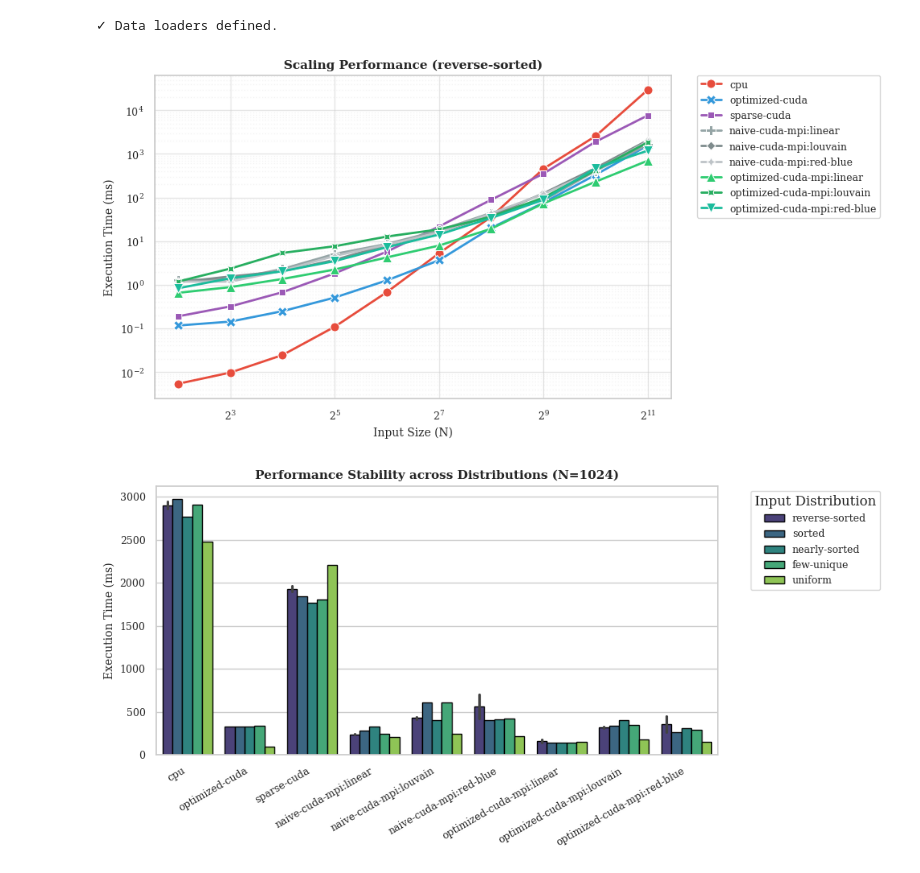
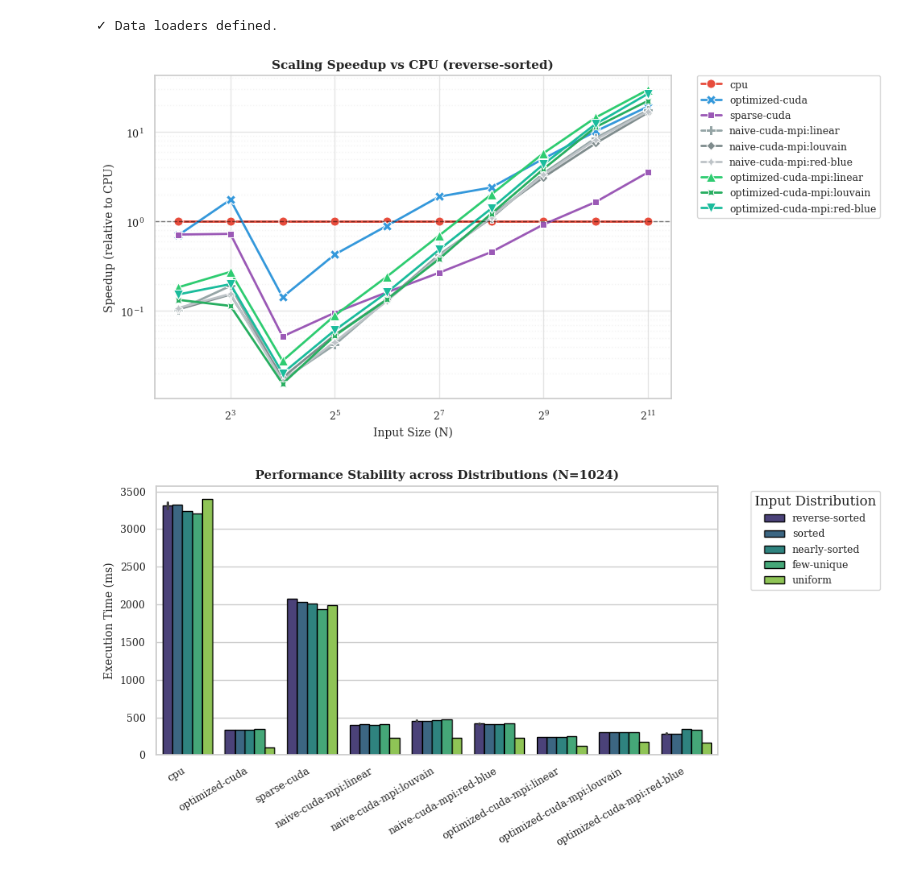
Before and after one commit to LipatJob/distributed-snp, a Jupyter notebook: paper_analysis.ipynb, the cells around one changed output. Saved outputs shown, nothing was run; the diff lists cells and outputs as text; code cells hidden in the pictures.

```diff
--- a/paper_analysis.ipynb
+++ b/paper_analysis.ipynb
@@ -30,10 +30,10 @@ warnings.filterwarnings('ignore')
 # --- CONFIGURATION ---
 
 # Timestamps (Update these based on your runs)
-TS_SCALING = "20260107_152415" # Done
-TS_DISTRIBUTION = "20260106_182837" # Pending
-TS_NSYS = "20260105_160439" # Pending
-TS_NCU = "20260106_190353" # Pending
+TS_SCALING = "20260107_211932_SCALING_SNAPSHOT" # Pending
+TS_DISTRIBUTION = "20260107_210341_DISTRIBUTION_SNAPSHOT" # Done
+TS_NSYS = "20260107_214611_SNAPSHOT" # Pending
+TS_NCU = "20260107_221039_SNAPSHOT" # Pending
 
 # Base Paths
 BENCHMARK_RESULTS_DIR = Path("benchmark/results")
@@ -203,48 +203,68 @@ print("✓ Data loaders defined.")
 # %% [output]
 ✓ Data loaders defined.
 # %%
-# --- 1. Scaling Benchmark Analysis ---
+# --- 1. Scaling Benchmark Analysis (Speedup) ---
 
 df_scale = load_benchmark_data(TS_SCALING)
 
 if not df_scale.empty:
     # Filter for 'reverse-sorted' as it's the standard stress test
     # And run_type='iteration' to avoid aggregate stats
     target_dist = 'reverse-sorted'
     subset = df_scale[
         (df_scale['Distribution'] == target_dist) &
         (df_scale['RunType'] == 'iteration')
     ].copy()
 
     if subset.empty:
         print(f"Warning: No data found for distribution '{target_dist}'. Using all available.")
         subset = df_scale.copy()
 
-    plt.figure(figsize=(10, 5))
+    # --- Calculate Speedup vs CPU ---
+    # 1. Get CPU times for each size
+    # We aggregate by mean if there are multiple iterations to ensure unique index for mapping
+    cpu_subset = subset[subset['Implementation'] == 'cpu']
+    cpu_times = cpu_subset.groupby('Size')['TimeMS'].mean()
 
-    sns.lineplot(
-        data=subset,
-        x='Size', y='TimeMS',
-        hue='Implementation', style='Implementation',
-        markers=True, dashes=False,
-        palette=IMPL_COLORS,
-        linewidth=2, markersize=8
-    )
+    if not cpu_times.empty:
+        # 2. Map CPU time to each row based on Size
+        subset['CPU_Time'] = subset['Size'].map(cpu_times)
 
-    plt.xscale('log', base=2)
-    plt.yscale('log')
-    plt.title(f'Scaling Performance ({target_dist})', fontweight='bold')
-    plt.xlabel('Input Size (N)')
-    plt.ylabel('Execution Time (ms)')
-    plt.legend(bbox_to_anchor=(1.05, 1), loc='upper left', borderaxespad=0.)
-    plt.grid(True, which="major", ls="-", alpha=0.5)
-    plt.grid(True, which="minor", ls=":", alpha=0.2)
-    plt.tight_layout()
-    plt.show()
+        # 3. Calculate Speedup
+        subset['Speedup'] = subset['CPU_Time'] / subset['TimeMS']
+
+        plt.figure(figsize=(10, 5))
+
+        sns.lineplot(
+            data=subset,
+            x='Size', y='Speedup',
+            hue='Implementation', style='Implementation',
+            markers=True, dashes=False,
+            palette=IMPL_COLORS,
+            linewidth=2, markersize=8
+        )
+
+        plt.xscale('log', base=2)
+        plt.yscale('log') # Speedups can be large
+
+        plt.title(f'Scaling Speedup vs CPU ({target_dist})', fontweight='bold')
+        plt.xlabel('Input Size (N)')
+        plt.ylabel('Speedup (relative to CPU)')
+
+        # Add baseline line
+        plt.axhline(1, color='black', linestyle='--', alpha=0.5, linewidth=1)
+
+        plt.legend(bbox_to_anchor=(1.05, 1), loc='upper left', borderaxespad=0.)
+        plt.grid(True, which="major", ls="-", alpha=0.5)
+        plt.grid(True, which="minor", ls=":", alpha=0.2)
+        plt.tight_layout()
+        plt.show()
+    else:
+        print("No CPU baseline found for speedup calculation.")
 else:
     print("No scaling data found.")
 # %% [output]
-[figure, old version]
+[figure, new version]
 # %%
 # --- 2. Distribution Stability Analysis ---
 
@@ -279,7 +299,7 @@ if not df_dist.empty:
 else:
     print("No distribution data found.")
 # %% [output]
-[figure, old version]
+[figure, new version]
 # %%
 # --- 3. Profiling Breakdown (NSys) ---
 
```
Also changed, not shown: parts of 6 cells of this notebook, 15 other files.
